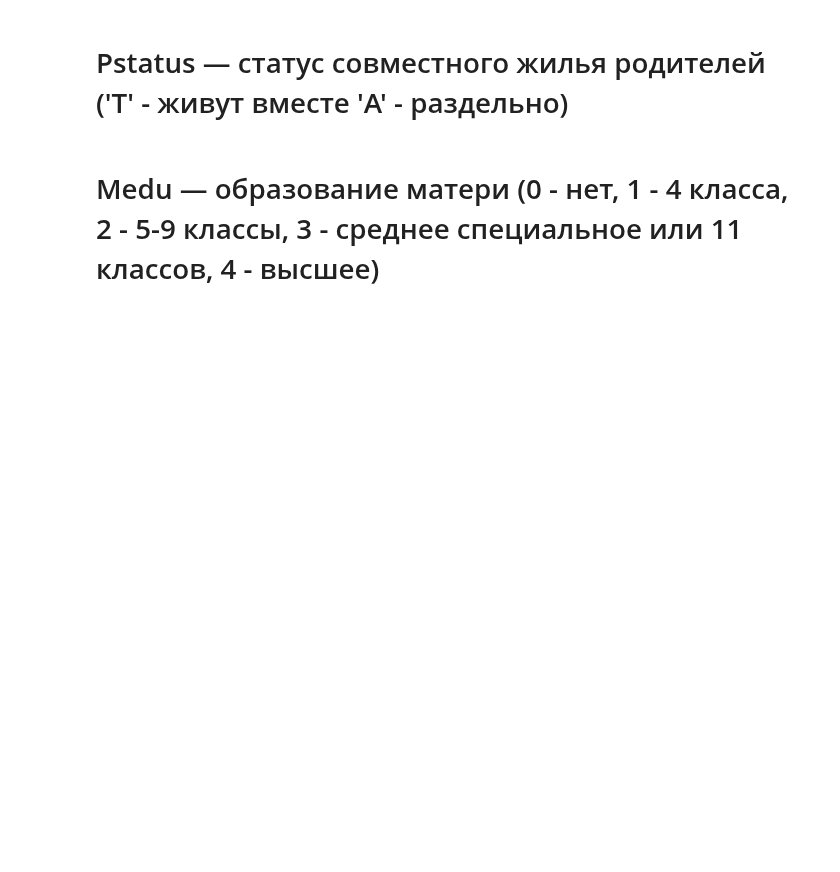
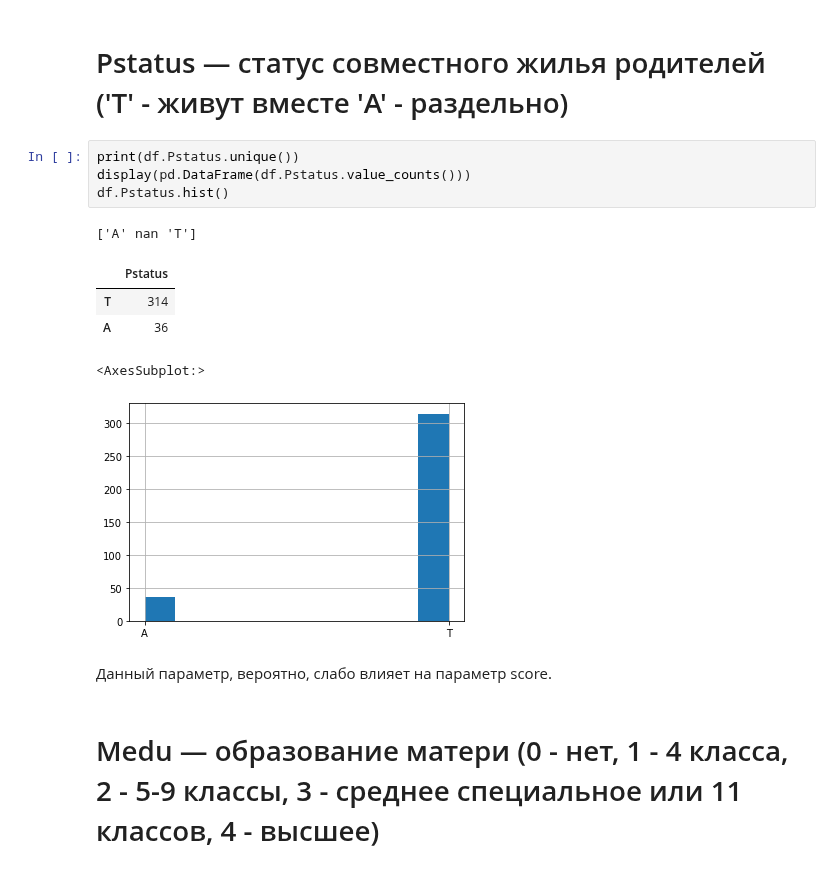
Before and after one commit to Enreward/DS_projects, a Jupyter notebook: module_2(Skikevich)/EDA (Skikevich).ipynb, the cells around one changed output. Cells and saved outputs as stored; diff of their text form; blank space fills up the shorter version.

```diff
--- a/module_2(Skikevich)/EDA (Skikevich).ipynb
+++ b/module_2(Skikevich)/EDA (Skikevich).ipynb
@@ -152,4 +220,17 @@ df.age.hist()
 # %% [markdown]
 # Pstatus — статус совместного жилья родителей ('T' - живут вместе 'A' - раздельно)
+# %%
+print(df.Pstatus.unique())
+display(pd.DataFrame(df.Pstatus.value_counts()))
+df.Pstatus.hist()
+# %% [output]
+['A' nan 'T']
+|  | Pstatus |
+| T | 314 |
+| A | 36 |
+<AxesSubplot:>
+[figure, added]
+# %% [markdown]
+Данный параметр, вероятно, слабо влияет на параметр score.
 # %% [markdown]
 # Medu — образование матери (0 - нет, 1 - 4 класса, 2 - 5-9 классы, 3 - среднее специальное или 11 классов, 4 - высшее)
```
Also changed, not shown: parts of 80 cells of this notebook.
